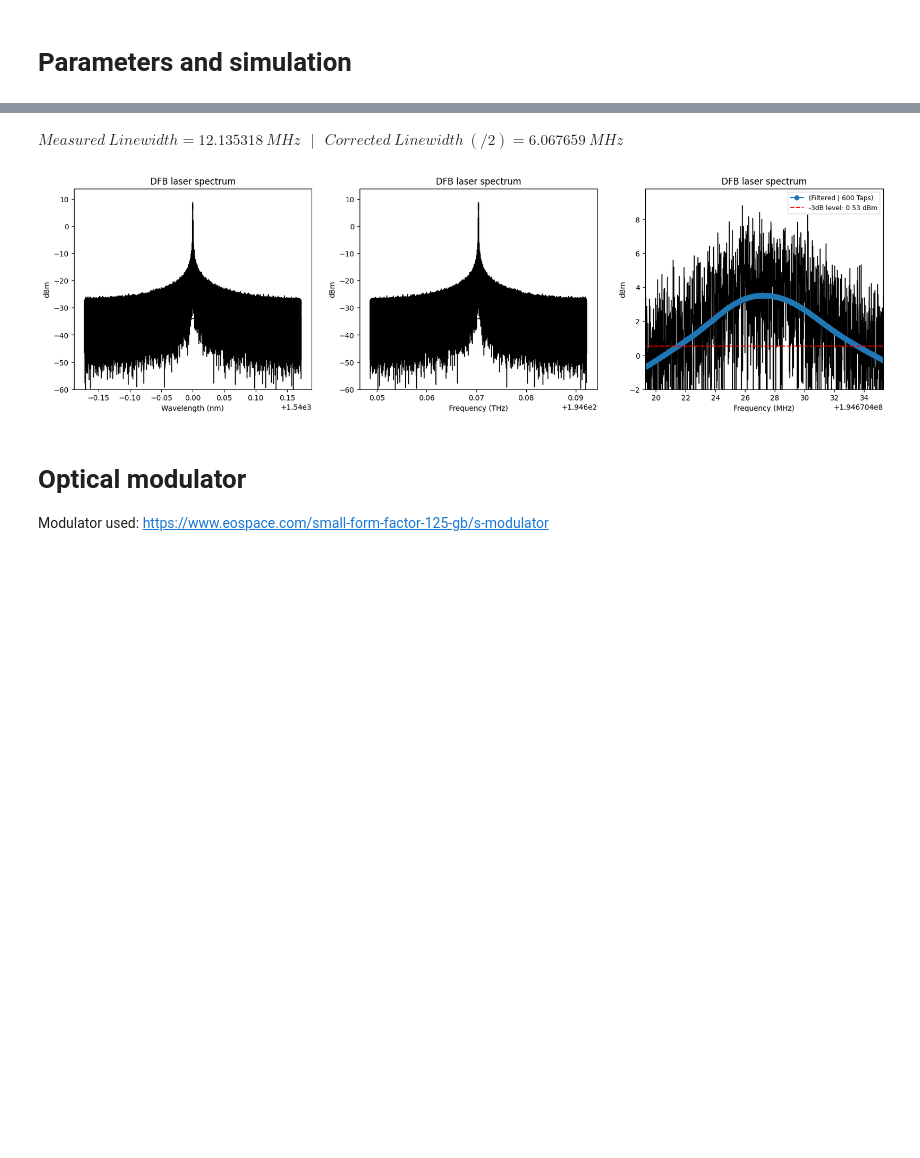
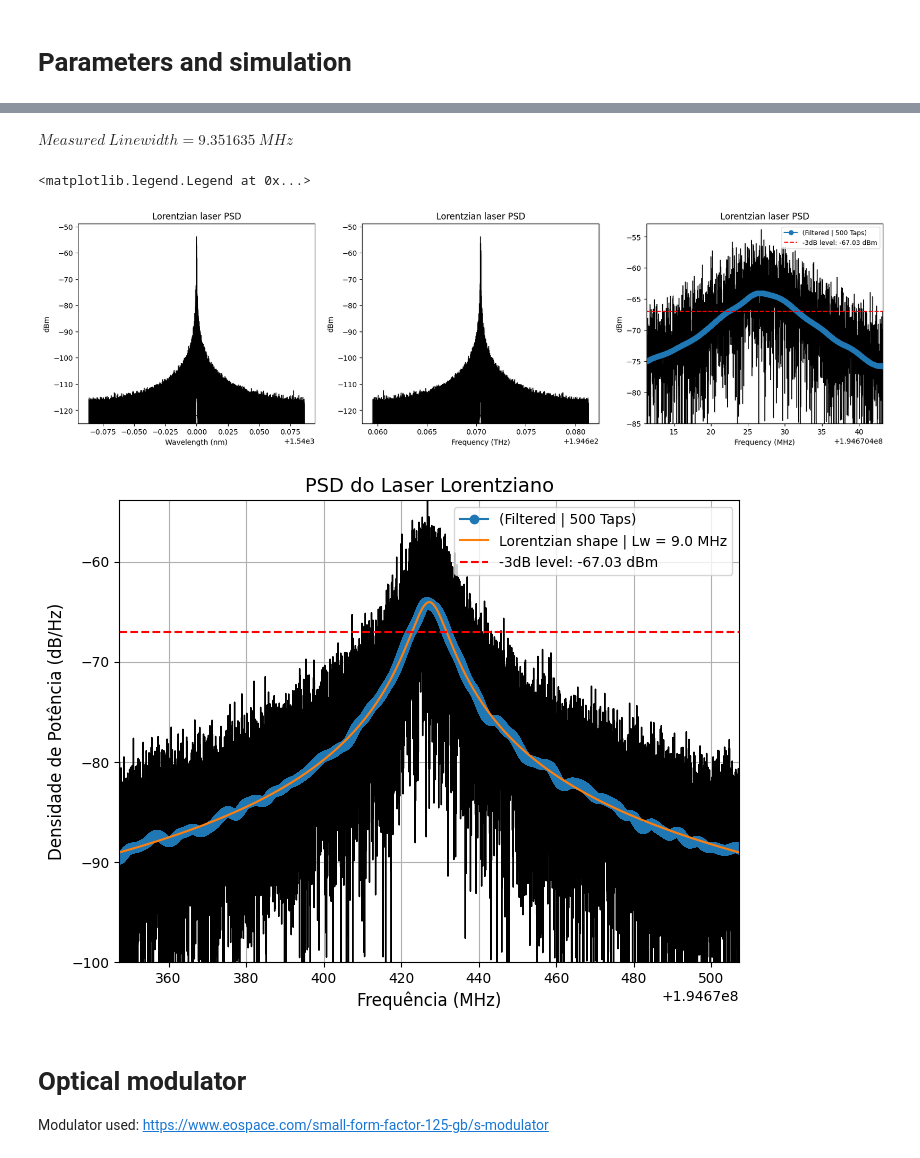
Before and after one commit to CaioRodrigues200/Laser-Study, a Jupyter notebook: Projects/Delayed_Self_Heterodyne/LorentzTesting.ipynb, the cells around one changed output, grey strips where cells are left out. Drawn from its saved outputs; the diff is of its cells as text; code cells hidden in the pictures; blank space fills up the shorter version.

```diff
--- a/Projects/Delayed_Self_Heterodyne/LorentzTesting.ipynb
+++ b/Projects/Delayed_Self_Heterodyne/LorentzTesting.ipynb
@@ -83,0 +88,19 @@ Power: 10 dBm
+# %%
+P = 1e3
+freqAr = np.linspace(c/1542e-9 , c/1538e-9, 1000000)
+f0 = c/1540e-9
+
+delVArray = np.linspace(5e6,25e6,5)
+
+for i in range(len(delVArray)):
+    delV = delVArray[i]
+    LorentzS = P/(2*np.pi) * delV/((freqAr - f0)**2 + (delV/2)**2)
+    plt.plot((freqAr-f0)*1e-6,10*np.log10(LorentzS),label=f'Lw = {delV*1e-6} MHz')
+
+plt.xlim(-50e6*1e-6,50e6*1e-6)
+plt.ylim(-95+10*np.log10(P),-67+10*np.log10(P))
+plt.title(f'Lorentzian Lineshape')
+plt.xlabel(f'Relative frequency (MHz)')
+plt.ylabel(f'Power (dB)')
+plt.legend()
+plt.grid()
@@ -86,24 +111,26 @@ fig, ax = plt.subplots(1,3)
 fig.set_figheight(5)
 fig.set_figwidth(20)
 
+# spectrum2 = len(Epd)*np.abs(np.fft.fft(Epd, norm='forward'))**2/Fs
+
 # spectrum, freq = mlab.magnitude_spectrum(OptSig, Fs=Fs, window=mlab.window_none)
-spectrum = np.abs(np.fft.fft(OptSig,norm='forward'))
+spectrum = len(OptSig)*np.abs(np.fft.fft(OptSig,norm='forward'))**2/Fs
 freq = np.fft.fftfreq(len(tArray),d=tArray[-1]/len(OptSig))
 ax[0].plot(c/(freq+c/lmbd)*1e9, 10*np.log10(1e3*spectrum), color='black',linewidth = 1)
 # ax[0].set_xlim(1538,1542)
-ax[0].set_ylim(-60,np.max(10*np.log10(1e3*spectrum))+5)
+ax[0].set_ylim(-125,np.max(10*np.log10(1e3*spectrum))+5)
 ax[0].set_ylabel('dBm')
 ax[0].set_xlabel('Wavelength (nm)')
-ax[0].set_title('DFB laser spectrum')
+ax[0].set_title('Lorentzian laser PSD')
 
-spectrum = np.abs(np.fft.fft(OptSig,norm='forward'))
+spectrum = len(OptSig)*np.abs(np.fft.fft(OptSig,norm='forward'))**2/Fs
 freq = np.fft.fftfreq(len(tArray),d=tArray[-1]/len(OptSig))
 ax[1].plot((freq+c/lmbd)*1e-12, 10*np.log10(1e3*spectrum), color='black',linewidth = 1)
 # ax[0].set_xlim(1538,1542)
-ax[1].set_ylim(-60,np.max(10*np.log10(1e3*spectrum))+5)
+ax[1].set_ylim(-125,np.max(10*np.log10(1e3*spectrum))+5)
 ax[1].set_ylabel('dBm')
 ax[1].set_xlabel('Frequency (THz)')
-ax[1].set_title('DFB laser spectrum')
+ax[1].set_title('Lorentzian laser PSD')
 
 centerFreq = c/lmbd
 cutLims = [c/lmbd - 100e6 , c/lmbd + 100e6]
@@ -117,18 +144,18 @@ freq = (freq+c/lmbd)[initFreq:endFreq]
 spectrum =  10*np.log10(1e3*spectrum[initFreq:endFreq])
 
 # Filter spectrum
-Ntaps = 600
+Ntaps = 500
 b = signal.firwin(numtaps = Ntaps, cutoff = 1e-5, window='hamming')
 FilteredSpec = firFilter(b, spectrum)[Ntaps:-Ntaps]
 
 ax[2].plot(freq*1e-6, spectrum, color='black',linewidth = 1)
 ax[2].plot(freq[Ntaps:-Ntaps]*1e-6,FilteredSpec,'-o', label=f'(Filtered | {Ntaps} Taps)')
 ax[2].hlines(np.max(FilteredSpec)-3,xmin=cutLims[0]*1e-6, xmax=cutLims[1]*1e-6, color='red', linestyle='--', label=f'-3dB level: {np.round(np.max(FilteredSpec)-3,2)} dBm')
-ax[2].set_xlim(c*1e-6/lmbd - 8 , c*1e-6/lmbd + 8)
-ax[2].set_ylim(-2,np.max(spectrum)+1)
+ax[2].set_xlim(c*1e-6/lmbd - 16 , c*1e-6/lmbd + 16)
+ax[2].set_ylim(-85,np.max(spectrum)+1)
 ax[2].set_ylabel('dBm')
 ax[2].set_xlabel('Frequency (MHz)')
-ax[2].set_title('DFB laser spectrum')
+ax[2].set_title('Lorentzian laser PSD')
 ax[2].legend(fontsize=9)
 
 BestrightMark = 0
@@ -151,5 +178,25 @@ for i in range(len(FilteredSpec)-1):
             print(f'BestrightMark: {BestrightMark*1e-6} MHz')
 
 delF = BestrightMark*1e-6-BestleftMark*1e-6
-display(Math('Measured~Linewidth = %5.6f~MHz~~~|~~~Corrected~Linewidth~(/2) = %5.6f~MHz' %(delF,delF/2)))
+display(Math('Measured~Linewidth = %5.6f~MHz' %(delF)))
+
+# Comparison with a lorentzian shape ---------------------------------------------------
+
+f0 = c/1540e-9
+delV = 9e6
+LorentzS = 10*np.log10(1/(2*np.pi) * delV/((freq - f0)**2 + (delV/2)**2))
+LorentzS = LorentzS + (np.max(FilteredSpec)-np.max(LorentzS))
+
+plt.figure(figsize=(8,6))
+plt.plot(freq*1e-6, spectrum[Ntaps:-Ntaps], color='black',linewidth = 1)
+plt.plot(freq*1e-6,FilteredSpec,'-o', label=f'(Filtered | {Ntaps} Taps)')
+plt.plot(freq*1e-6,LorentzS,label=f'Lorentzian shape | Lw = {np.round(delV*1e-6,2)} MHz')
+plt.hlines(np.max(FilteredSpec)-3,xmin=cutLims[0]*1e-6, xmax=cutLims[1]*1e-6, color='red', linestyle='--', label=f'-3dB level: {np.round(np.max(FilteredSpec)-3,2)} dBm')
+plt.xlim(c*1e-6/lmbd - 80 , c*1e-6/lmbd + 80)
+plt.ylim(-100,np.max(spectrum)+0)
+plt.ylabel('Densidade de Potência (dB/Hz)',fontsize=12)
+plt.xlabel('Frequência (MHz)',fontsize=12)
+plt.title('PSD do Laser Lorentziano',fontsize=14)
+plt.grid()
+plt.legend(fontsize=10)
 # %% [output]
@@ -158,5 +205,7 @@ BestrightMark: 194670433.57450655 MHz
-$\displaystyle Measured~Linewidth = 12.135318~MHz~~~|~~~Corrected~Linewidth~(/2) = 6.067659~MHz$
+$\displaystyle Measured~Linewidth = 9.351635~MHz$
+<matplotlib.legend.Legend at 0x...>
-[figure, old version]
+[figure, new version]
+[figure, added]
 # %% [markdown]
 # Optical modulator
 
```
Also changed, not shown: parts of 14 cells of this notebook, 1 other file.
